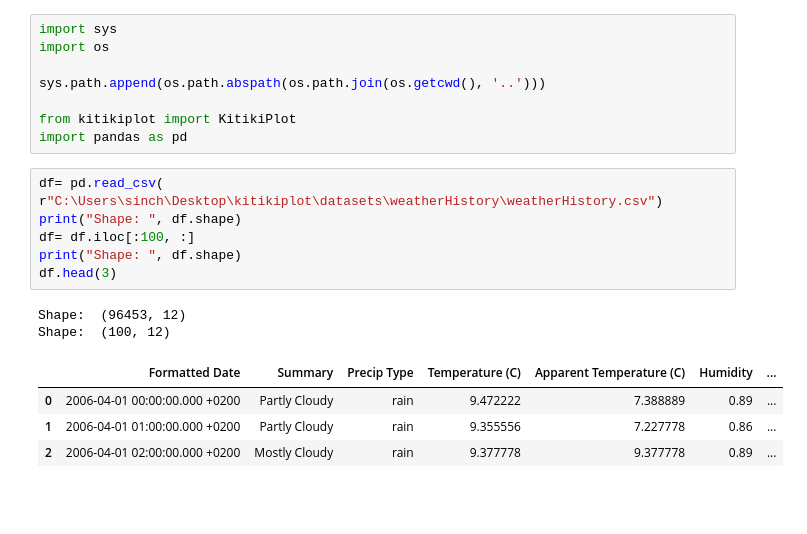
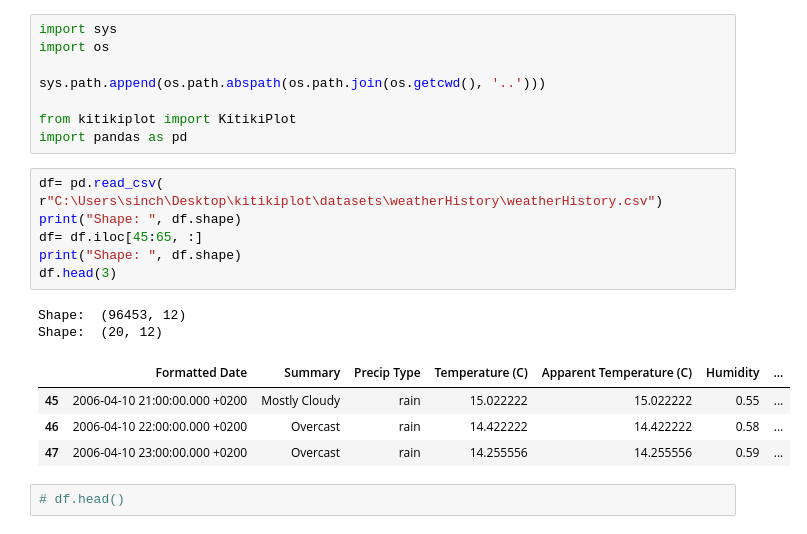
Before and after one commit to BodduSriPavan-111/kitikiplot, a Jupyter notebook: examples/Weather_Pattern_Analysis.ipynb, the cells around one changed output. Cells and saved outputs as stored; diff of their text form; blank space fills up the shorter version.

```diff
--- a/examples/Weather_Pattern_Analysis.ipynb
+++ b/examples/Weather_Pattern_Analysis.ipynb
@@ -9,13 +9,15 @@ import pandas as pd
 # %%
 df= pd.read_csv( r"C:\Users\sinch\Desktop\kitikiplot\datasets\weatherHistory\weatherHistory.csv")
 print("Shape: ", df.shape)
-df= df.iloc[:100, :]
+df= df.iloc[45:65, :]
 print("Shape: ", df.shape)
 df.head(3)
 # %% [output]
 Shape:  (96453, 12)
-Shape:  (100, 12)
+Shape:  (20, 12)
 |  | Formatted Date | Summary | Precip Type | Temperature (C) | Apparent Temperature (C) | Humidity | ... |
-| 0 | 2006-04-01 00:00:00.000 +0200 | Partly Cloudy | rain | 9.472222 | 7.388889 | 0.89 | ... |
-| 1 | 2006-04-01 01:00:00.000 +0200 | Partly Cloudy | rain | 9.355556 | 7.227778 | 0.86 | ... |
-| 2 | 2006-04-01 02:00:00.000 +0200 | Mostly Cloudy | rain | 9.377778 | 9.377778 | 0.89 | ... |
+| 45 | 2006-04-10 21:00:00.000 +0200 | Mostly Cloudy | rain | 15.022222 | 15.022222 | 0.55 | ... |
+| 46 | 2006-04-10 22:00:00.000 +0200 | Overcast | rain | 14.422222 | 14.422222 | 0.58 | ... |
+| 47 | 2006-04-10 23:00:00.000 +0200 | Overcast | rain | 14.255556 | 14.255556 | 0.59 | ... |
+# %%
+# df.head()
```
Also changed, not shown: parts of 2 cells of this notebook, 4 other files.
